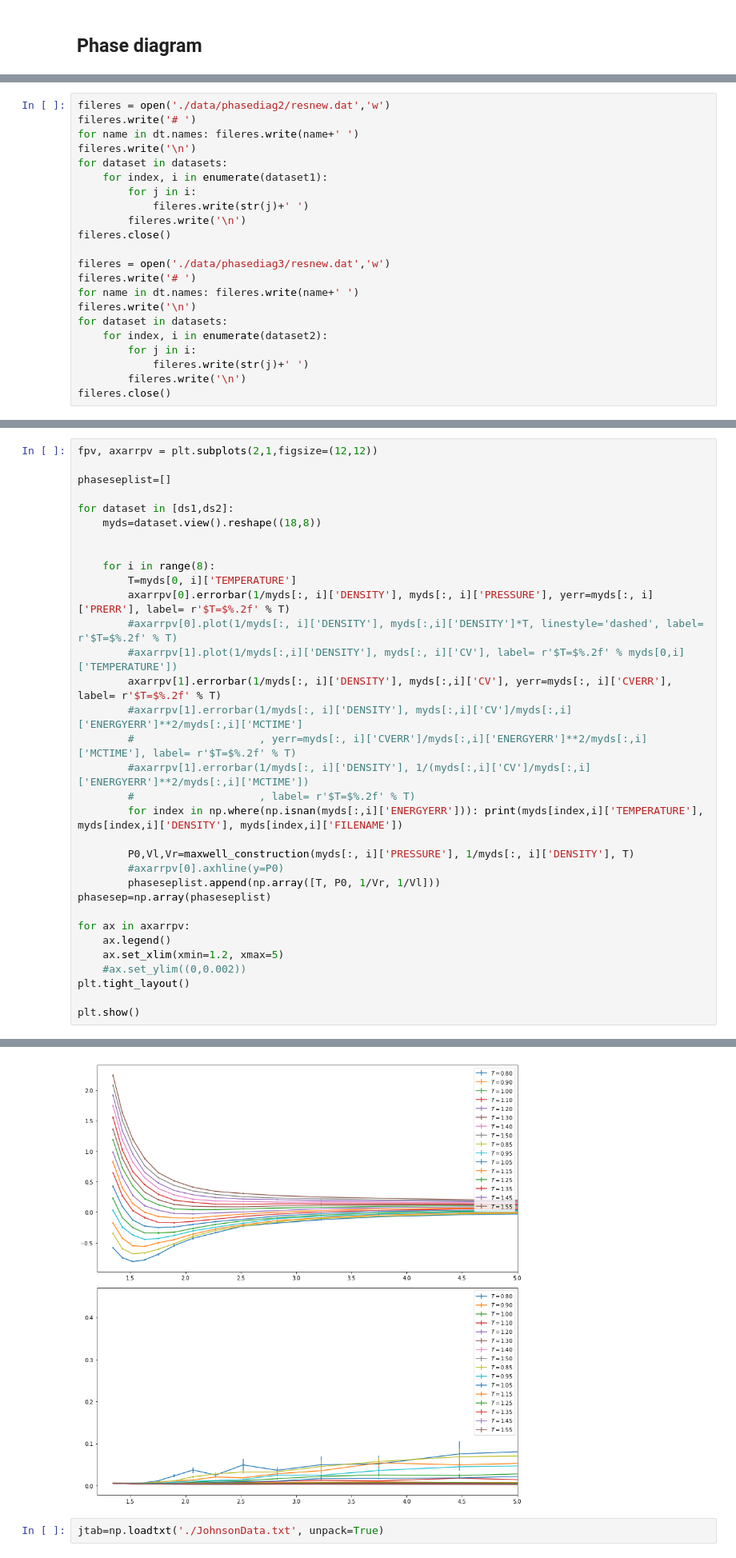
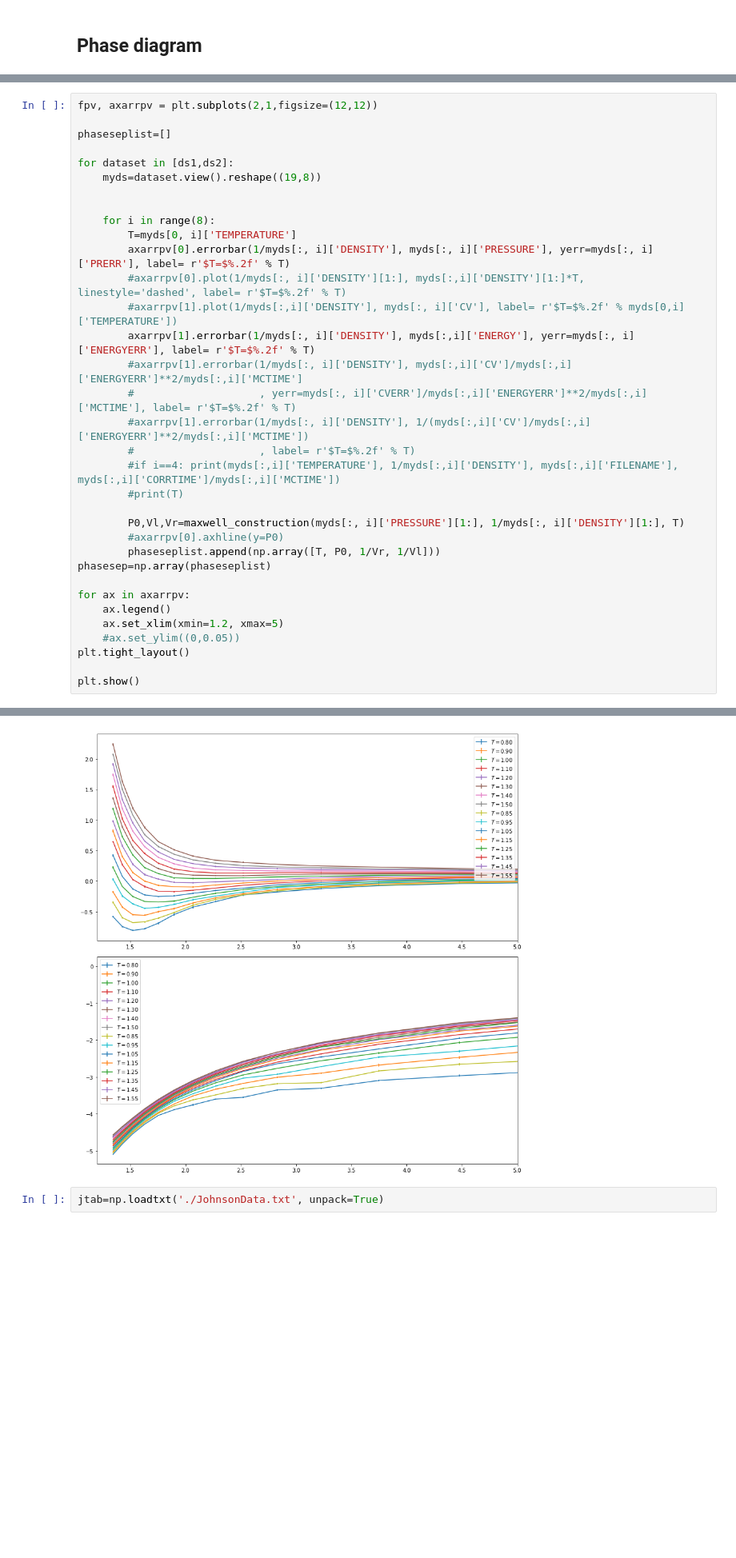
Before and after one commit to suracefm/lennardjonesmc, a Jupyter notebook: LennardJones-Copy1.ipynb, the cells around one changed output, grey strips where cells are left out. Shown at 80% size. Cells and saved outputs as stored; diff of their text form; blank space fills up the shorter version.

```diff
--- a/LennardJones-Copy1.ipynb
+++ b/LennardJones-Copy1.ipynb
@@ -213,24 +207,2 @@ datasets=[dataset1, dataset2]
-# %%
-fileres = open('./data/phasediag2/resnew.dat','w')
-fileres.write('# ')
-for name in dt.names: fileres.write(name+' ')
-fileres.write('\n')
-for dataset in datasets:
-    for index, i in enumerate(dataset1):
-        for j in i:
-            fileres.write(str(j)+' ')
-        fileres.write('\n')
-fileres.close()
-
-fileres = open('./data/phasediag3/resnew.dat','w')
-fileres.write('# ')
-for name in dt.names: fileres.write(name+' ')
-fileres.write('\n')
-for dataset in datasets:
-    for index, i in enumerate(dataset2):
-        for j in i:
-            fileres.write(str(j)+' ')
-        fileres.write('\n')
-fileres.close()
 # %%
 ds1=np.genfromtxt('./data/phasediag2/resnew.dat', dtype=dt, names=True)
@@ -246,22 +213,23 @@ fpv, axarrpv = plt.subplots(2,1,figsize=(12,12))
 phaseseplist=[]
 
 for dataset in [ds1,ds2]:
-    myds=dataset.view().reshape((18,8))
+    myds=dataset.view().reshape((19,8))
 
 
     for i in range(8):
         T=myds[0, i]['TEMPERATURE']
         axarrpv[0].errorbar(1/myds[:, i]['DENSITY'], myds[:, i]['PRESSURE'], yerr=myds[:, i]['PRERR'], label= r'$T=$%.2f' % T)
-        #axarrpv[0].plot(1/myds[:, i]['DENSITY'], myds[:,i]['DENSITY']*T, linestyle='dashed', label= r'$T=$%.2f' % T)
+        #axarrpv[0].plot(1/myds[:, i]['DENSITY'][1:], myds[:,i]['DENSITY'][1:]*T, linestyle='dashed', label= r'$T=$%.2f' % T)
         #axarrpv[1].plot(1/myds[:,i]['DENSITY'], myds[:, i]['CV'], label= r'$T=$%.2f' % myds[0,i]['TEMPERATURE'])
-        axarrpv[1].errorbar(1/myds[:, i]['DENSITY'], myds[:,i]['CV'], yerr=myds[:, i]['CVERR'], label= r'$T=$%.2f' % T)
+        axarrpv[1].errorbar(1/myds[:, i]['DENSITY'], myds[:,i]['ENERGY'], yerr=myds[:, i]['ENERGYERR'], label= r'$T=$%.2f' % T)
         #axarrpv[1].errorbar(1/myds[:, i]['DENSITY'], myds[:,i]['CV']/myds[:,i]['ENERGYERR']**2/myds[:,i]['MCTIME']
         #                    , yerr=myds[:, i]['CVERR']/myds[:,i]['ENERGYERR']**2/myds[:,i]['MCTIME'], label= r'$T=$%.2f' % T)
         #axarrpv[1].errorbar(1/myds[:, i]['DENSITY'], 1/(myds[:,i]['CV']/myds[:,i]['ENERGYERR']**2/myds[:,i]['MCTIME'])
         #                    , label= r'$T=$%.2f' % T)
-        for index in np.where(np.isnan(myds[:,i]['ENERGYERR'])): print(myds[index,i]['TEMPERATURE'], myds[index,i]['DENSITY'], myds[index,i]['FILENAME'])
+        #if i==4: print(myds[:,i]['TEMPERATURE'], 1/myds[:,i]['DENSITY'], myds[:,i]['FILENAME'], myds[:,i]['CORRTIME']/myds[:,i]['MCTIME'])
+        #print(T)
 
-        P0,Vl,Vr=maxwell_construction(myds[:, i]['PRESSURE'], 1/myds[:, i]['DENSITY'], T)
+        P0,Vl,Vr=maxwell_construction(myds[:, i]['PRESSURE'][1:], 1/myds[:, i]['DENSITY'][1:], T)
         #axarrpv[0].axhline(y=P0)
         phaseseplist.append(np.array([T, P0, 1/Vr, 1/Vl]))
 phasesep=np.array(phaseseplist)
@@ -269,7 +237,7 @@ phasesep=np.array(phaseseplist)
 for ax in axarrpv:
     ax.legend()
     ax.set_xlim(xmin=1.2, xmax=5)
-    #ax.set_ylim((0,0.002))
+    #ax.set_ylim((0,0.05))
 plt.tight_layout()
 
 plt.show()
@@ -294,4 +245,4 @@ plt.show()
-[figure, old version]
+[figure, new version]
 # %%
 jtab=np.loadtxt('./JohnsonData.txt', unpack=True)
 # %%
```
Also changed, not shown: parts of 21 cells of this notebook, 56 other files.
